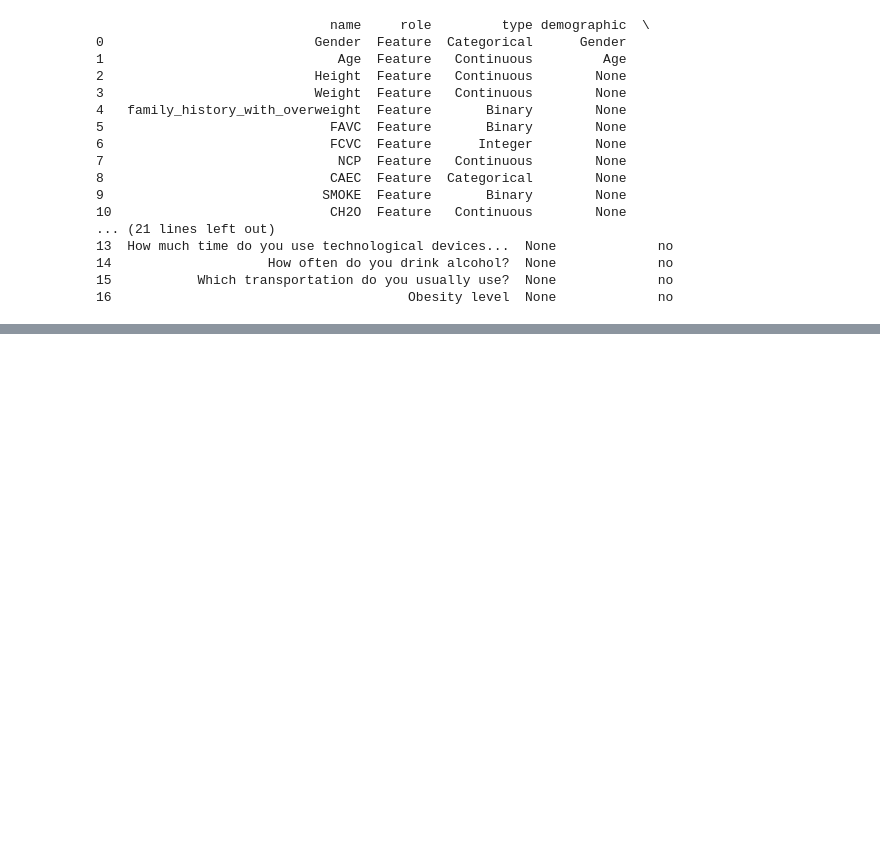
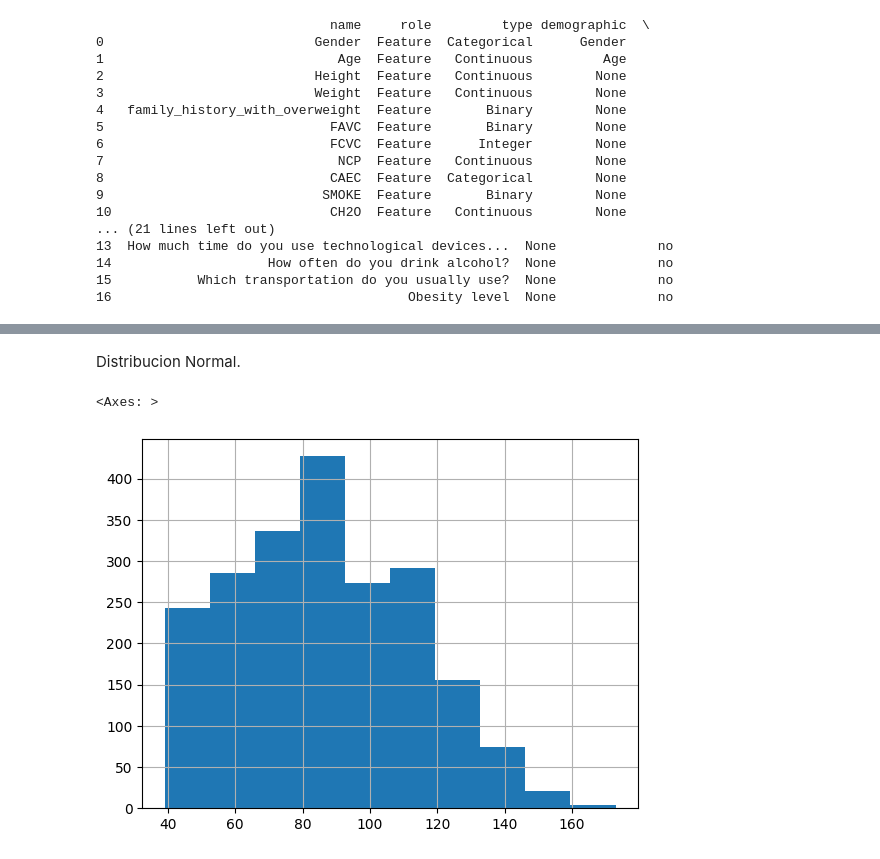
Before and after one commit to purplefunke/Taller_final, a Jupyter notebook: ML_Final/Final.ipynb, the cells around one changed output, grey strips where cells are left out. Saved outputs shown, nothing was run; the diff lists cells and outputs as text; code cells hidden in the pictures; blank space fills up the shorter version.

```diff
--- a/ML_Final/Final.ipynb
+++ b/ML_Final/Final.ipynb
@@ -86,0 +314,8 @@ print(dataset.variables)
+# %% [markdown]
+Distribucion Normal.
+# %%
+#Analisis del peso
+X['Weight'].hist()
+# %% [output]
+<Axes: >
+[figure, added]
```
Also changed, not shown: parts of 40 cells of this notebook, 1 other file.
